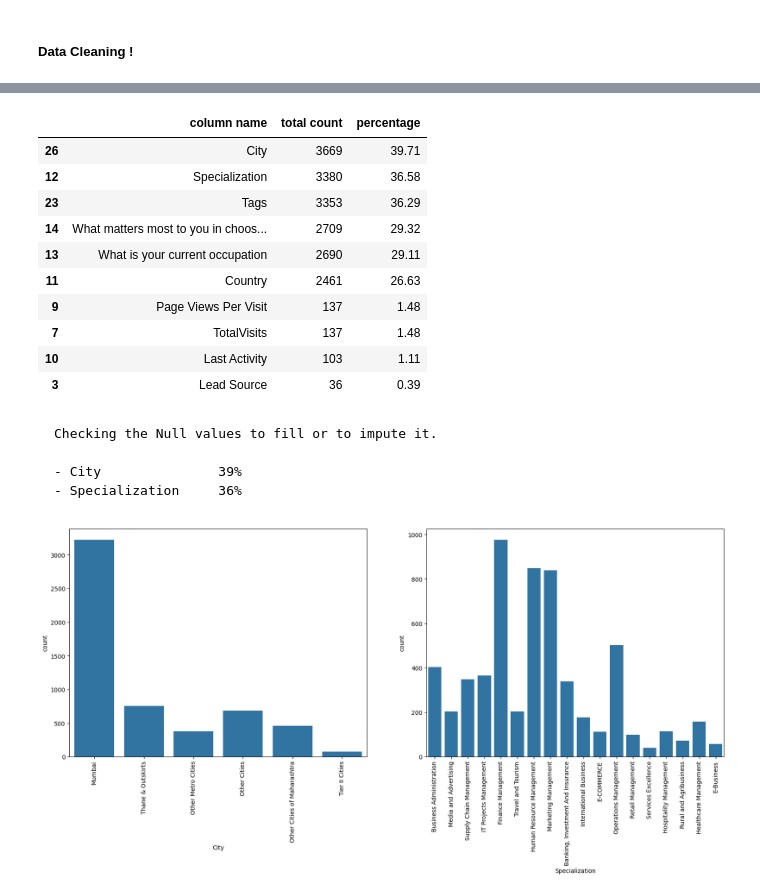
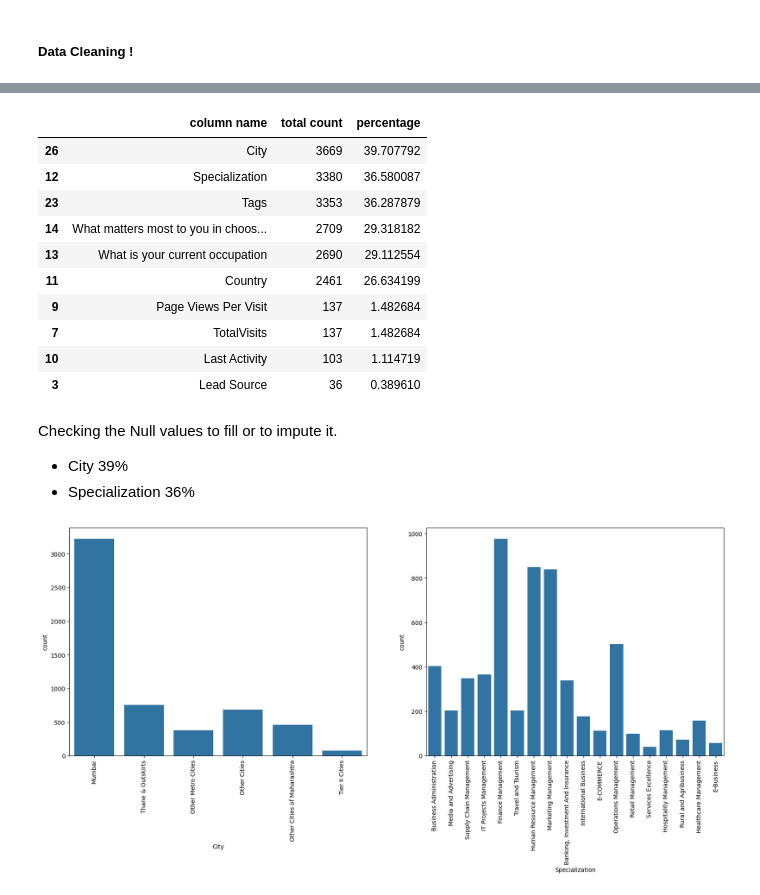
Before and after one commit to ganeshpatel01/Lead_Scoring, a Jupyter notebook: Lead_Scoring.ipynb, the cells around one changed output, grey strips where cells are left out. Saved outputs shown, nothing was run; the diff lists cells and outputs as text; code cells hidden in the pictures.

```diff
--- a/Lead_Scoring.ipynb
+++ b/Lead_Scoring.ipynb
@@ -19,3 +18,2 @@ pd.set_option('float_format', '{:.2f}'.format)
 # %%
-lead = pd.read_csv('Lead Scoring Assignment\Leads.csv')
-lead.head()
+df_lead = pd.read_csv('Lead Scoring Assignment\Leads.csv')
@@ -91,14 +72,14 @@ lead.describe()
 # %%
-lead[lead == 'Select'] = np.NaN
+df_lead[df_lead == 'Select'] = np.NaN
 # %%
-count = lead.isnull().sum()
-percen = count / len(lead) * 100
+count = df_lead.isnull().sum()
+percen = count / len(df_lead) * 100
 
 count.sort_values(ascending = False)
 percen.sort_values(ascending = False)
 
 df_null = pd.DataFrame({
-    'column name' : lead.columns,
+    'column name' : df_lead.columns,
     'total count' : count,
     'percentage' : percen
 })
@@ -129,40 +110,40 @@ df_filtered
 # %%
 drop_col = df_null.loc[df_null['percentage'] > 40.00, 'column name']
-lead.drop(columns = drop_col, inplace = True)
+df_lead.drop(columns = drop_col, inplace = True)
 # %%
-count = lead.isnull().sum()
-percen = count / len(lead) * 100
+count = df_lead.isnull().sum()
+percen = count / len(df_lead) * 100
 
 count.sort_values(ascending = False)
 percen.sort_values(ascending = False)
 
 df_null = pd.DataFrame({
-    'column name' : lead.columns,
+    'column name' : df_lead.columns,
     'total count' : count,
     'percentage' : percen
 })
 
 df_null.reset_index(drop = True, inplace = True)
 df_null_sorted = df_null.sort_values(by='percentage', ascending=False)
 df_filtered = df_null_sorted[df_null_sorted['percentage'] > 0]
 df_filtered
 # %% [output]
 |  | column name | total count | percentage |
-| 26 | City | 3669 | 39.71 |
-| 12 | Specialization | 3380 | 36.58 |
-| 23 | Tags | 3353 | 36.29 |
-| 14 | What matters most to you in choos... | 2709 | 29.32 |
-| 13 | What is your current occupation | 2690 | 29.11 |
-| 11 | Country | 2461 | 26.63 |
-| 9 | Page Views Per Visit | 137 | 1.48 |
-| 7 | TotalVisits | 137 | 1.48 |
-| 10 | Last Activity | 103 | 1.11 |
-| 3 | Lead Source | 36 | 0.39 |
+| 26 | City | 3669 | 39.707792 |
+| 12 | Specialization | 3380 | 36.580087 |
+| 23 | Tags | 3353 | 36.287879 |
+| 14 | What matters most to you in choos... | 2709 | 29.318182 |
+| 13 | What is your current occupation | 2690 | 29.112554 |
+| 11 | Country | 2461 | 26.634199 |
+| 9 | Page Views Per Visit | 137 | 1.482684 |
+| 7 | TotalVisits | 137 | 1.482684 |
+| 10 | Last Activity | 103 | 1.114719 |
+| 3 | Lead Source | 36 | 0.389610 |
 # %% [markdown]
-    Checking the Null values to fill or to impute it.
+Checking the Null values to fill or to impute it.
 
-    - City               39%
-    - Specialization     36%
+- City               39%
+- Specialization     36%
 # %%
 plt.figure(figsize = [20, 7])
 plt.subplot(1, 2, 1)
```
Also changed, not shown: parts of 91 cells of this notebook.
